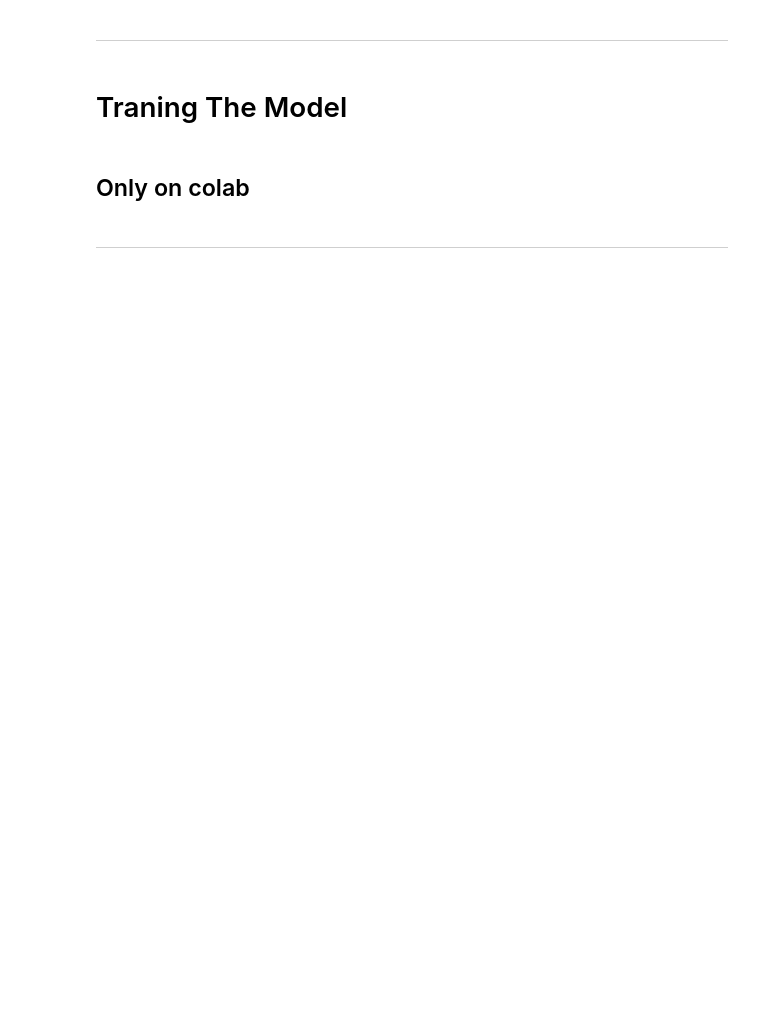
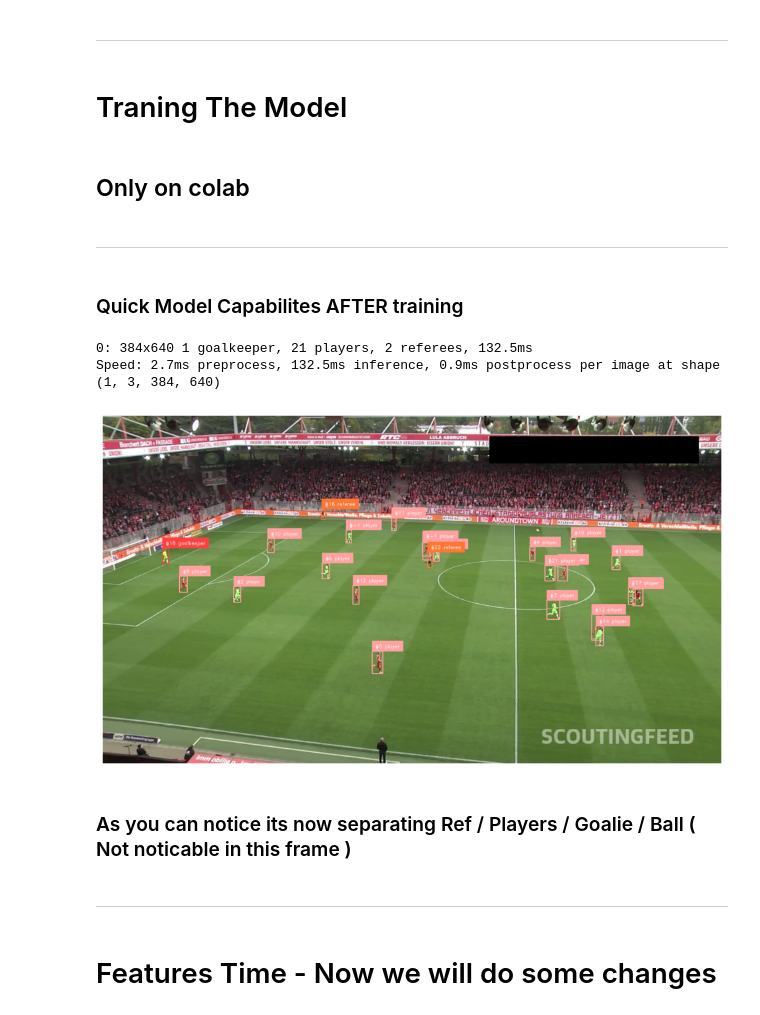
Before and after one commit to DanielLankry/Football-Vision-Stats-ML, a Jupyter notebook: Football Advanced stats with python/Football-Vision-Stats.ipynb, the cells around one changed output. Drawn from its saved outputs; the diff is of its cells as text; code cells hidden in the pictures; blank space fills up the shorter version.

```diff
--- a/Football Advanced stats with python/Football-Vision-Stats.ipynb
+++ b/Football Advanced stats with python/Football-Vision-Stats.ipynb
@@ -95,4 +151,43 @@ drive.mount('/content/drive')
 # %% [markdown]
 ---
 # %%
-TRAINED_DETECTION_MODEL = YOLO("runs/detect/train/weights/best.pt")
+TRAINED_DETECTION_MODEL = YOLO("Trained_Models/best.pt")
+# %% [markdown]
+### Quick Model Capabilites AFTER training
+# %%
+SOURCE_VIDEO_PATH = "121364_0.mp4"
+
+frame_generator = sv.get_video_frames_generator(SOURCE_VIDEO_PATH)
+frame = next(frame_generator)
+
+tracker = sv.ByteTrack()
+bounding_box = sv.BoxAnnotator()
+label = sv.LabelAnnotator()
+trace_annotator = sv.TraceAnnotator()
+
+results = TRAINED_DETECTION_MODEL(frame)[0]
+detections = sv.Detections.from_ultralytics(results)
+
+tracked_detections = tracker.update_with_detections(detections)
+
+labels = [
+    f"#{tracker_id} {class_name}"
+    for class_name, tracker_id
+    in zip(detections.data["class_name"], detections.tracker_id)
+]
+
+annotated_frame = bounding_box.annotate(frame.copy(), detections=detections)
+annotated_frame = label.annotate(annotated_frame, detections=detections, labels=labels)
+annotated_frame = trace_annotator.annotate(annotated_frame, detections=detections)
+
+sv.plot_image(annotated_frame)
+# %% [output]
+0: 384x640 1 goalkeeper, 21 players, 2 referees, 132.5ms
+Speed: 2.7ms preprocess, 132.5ms inference, 0.9ms postprocess per image at shape (1, 3, 384, 640)
+[figure, added]
+# %% [markdown]
+### As you can notice its now separating Ref / Players / Goalie / Ball ( Not noticable in this frame )
+# %% [markdown]
+---
+# %% [markdown]
+# Features Time - Now we will do some changes
```
Also changed, not shown: parts of 17 cells of this notebook.
